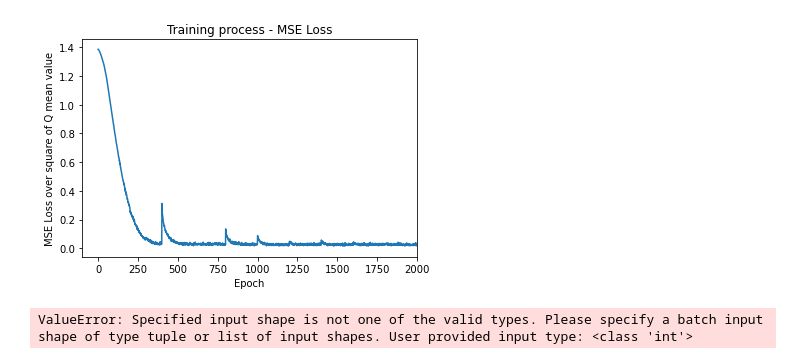
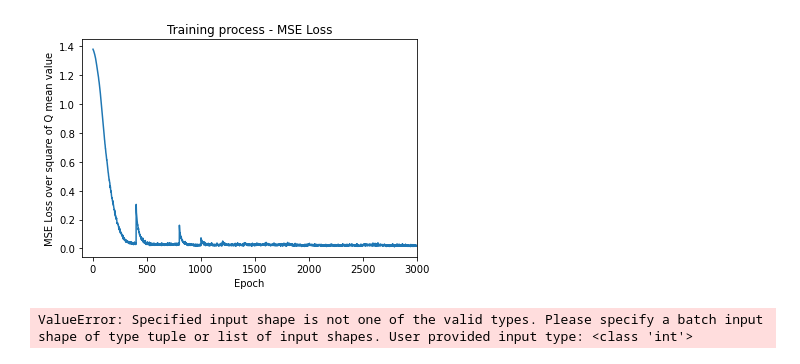
Before and after one commit to XindongXU/TR-DATA-RL, a Jupyter notebook: project_RL/Training.ipynb, the cells around one changed output. Saved outputs shown, nothing was run; the diff lists cells and outputs as text; code cells hidden in the pictures.

```diff
--- a/project_RL/Training.ipynb
+++ b/project_RL/Training.ipynb
@@ -4,7 +4,7 @@ import matplotlib.pyplot as plt
 import os
 import tensorflow as tf
 # %%
-replay_memory = np.load('../replay_memory_50.npy', allow_pickle=True)
+replay_memory = np.load('../replay_memory.npy', allow_pickle=True)
 print("replay experience shape:   ", np.shape(replay_memory))
 replay_memory = np.ndarray.tolist(replay_memory)
 print("replay experience example: ", replay_memory[2])
@@ -99,18 +99,18 @@ for step in range(50):
     mae_liste_.append(history.history['mae']/np.mean(y_train))
     loss_liste.append(history.history['loss']/(np.mean(y_train)**2))
     # callbacks = [ReduceLR]
-    model.save_weights("./predict_model_monday")
+    model.save_weights("./predict_model_mercredi")
 
     print(step)
     if (step%4 == 3 and step <= 8):
         print("______________________target network update______________________")
         model_ = DQNet()
         model_.compile(optimizer = tf.keras.optimizers.Adam(learning_rate = 0.001), loss = tf.keras.losses.MeanSquaredError(), metrics = 'mae')
-        model_.load_weights("./predict_model_monday")
+        model_.load_weights("./predict_model_mercredi")
     if (step%2 == 1 and step >= 9):
         print("______________________target network update______________________")
         model_ = DQNet()
         model_.compile(optimizer = tf.keras.optimizers.Adam(learning_rate = 0.001), loss = tf.keras.losses.MeanSquaredError(), metrics = 'mae')
-        model_.load_weights("./predict_model_monday")
+        model_.load_weights("./predict_model_mercredi")
 # %% [output]
 Epoch 1/100
@@ -135,9 +135,9 @@ Epoch 9/100
 # np.save('mae_liste_', np.array(mae_liste_))
 # np.save('loss_liste', np.array(loss_liste))
 # %%
-mae_liste = np.load ("mae_liste.npy")
-mae_liste_ = np.load('mae_liste_.npy')
-loss_liste = np.load("loss_liste.npy")
+# mae_liste  = np.load("mae_liste.npy")
+# mae_liste_ = np.load('mae_liste_.npy')
+# loss_liste = np.load("loss_liste.npy")
 # %%
 plt.plot(np.array(mae_liste).reshape((-1)))
 # %% [output]
@@ -155,15 +155,15 @@ plt.show()
 # %%
 # plt.ylim([0, 0.6])
 # plt.figure(figsize = (8, 4))
-plt.xlim((-100, 2000))
+plt.xlim((-100, 3000))
 # plt.ylim((-480, 50))
 plt.xlabel('Epoch')
 plt.ylabel('MSE Loss over square of Q mean value')
 plt.title('Training process - MSE Loss')
 plt.plot(np.array(loss_liste).reshape((-1)))
 plt.show()
 # %% [output]
-[figure, old version]
+[figure, new version]
 # %%
 model_test.build((6))
 # %% [output]
```
Also changed, not shown: parts of 5 cells of this notebook, 2 other files.
